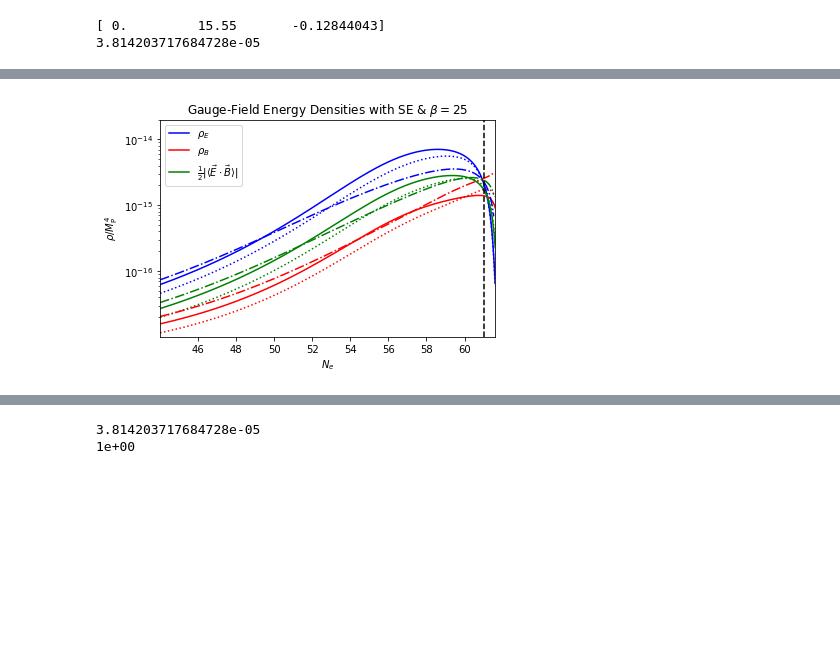
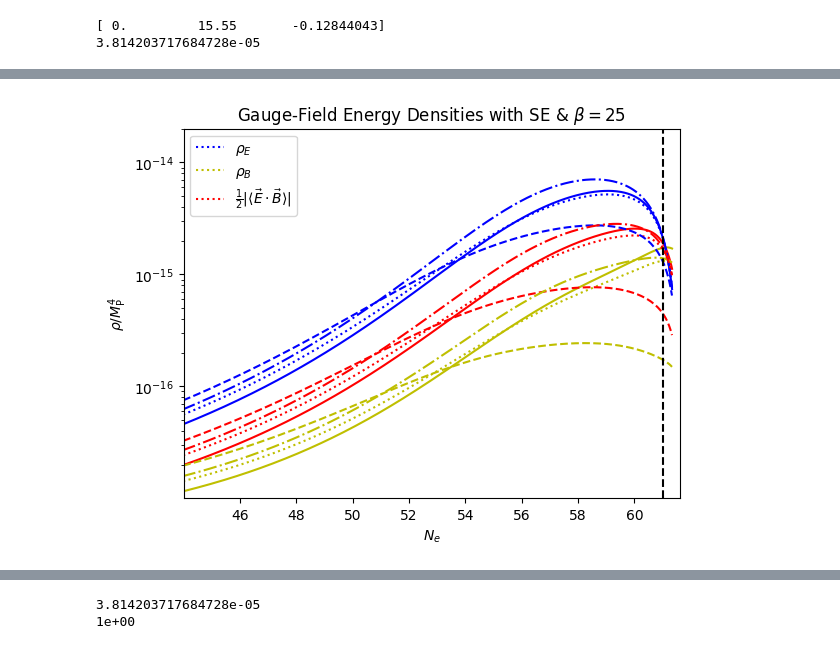
Before and after one commit to richard-von-eckardstein/GEFF, a Jupyter notebook: GradientExpansionCode_Dimless.ipynb, the cells around one changed output, grey strips where cells are left out. Drawn from its saved outputs; the diff is of its cells as text; code cells hidden in the pictures; blank space fills up the shorter version.

```diff
--- a/GradientExpansionCode_Dimless.ipynb
+++ b/GradientExpansionCode_Dimless.ipynb
@@ -951,7 +1056,7 @@ print(H**4)
 omega = H
 
 f = Mpl
-ntr = 116
+ntr = 56
 yini = np.zeros(ntr*3+6)
 yini[0] = 0.
 yini[1] = phi0/f
@@ -1064,8 +1361,10 @@ mag
 # %%
-N1, a1, phi1, dphidt1, kh1, delta1, rhoChi1, E1, B1, G1, V1, H1, xi1, sigma1 = GetPhysQuantities(
-    solA, beta, omega, 1., SE="elc", units=True)
+N1, a1, phi1, dphidt1, kh1, delta1, rhoChi1, E1, B1, G1, V1, H1, xi1, sigmaE1, sigmaB1 = GetPhysQuantities(
+    solA, beta, omega, 1., SE=-1., units=True)
 N2, a2, phi2, dphidt2, kh2, delta2, rhoChi2, E2, B2, G2, V2, H2, xi2, sigmaE2, sigmaB2 = GetPhysQuantities(
-    solC, beta, omega, 1., SE="mix", units=True)
-N3, a3, phi3, dphidt3, kh3, rhoChi3, E3, B3, G3, V3, H3, xi3, sigma3 = GetPhysQuantities(
-    solB, beta, omega, 1., SE="mag", units=True)
+    solD, beta, omega, 1., SE=0.,  units=True)
+N3, a3, phi3, dphidt3, kh3, delta3, rhoChi3, E3, B3, G3, V3, H3, xi3, sigmaE3, sigmaB3  = GetPhysQuantities(
+    solB, beta, omega, 1., SE=1.,  units=True)
+N4, a4, phi4, dphidt4, kh4, delta4, rhoChi4, E4, B4, G4, V4, H4, xi4, sigmaE4, sigmaB4  = GetPhysQuantities(
+    solC, beta, omega, 1., SE="mix",  units=True)
 # %% [output]
@@ -1192,20 +1461,29 @@ rhoG3 = 0.5*abs(G3)
 
 rhotot3 = rhoE3 + rhoB3 + rhoChi3 + 0.5*dphidt3**2 + potential(phi3)
 
+rhoE4 = 0.5*E4
+rhoB4 = 0.5*B4
+rhoG4 = 0.5*abs(G4)
+
+rhotot4 = rhoE4 + rhoB4 + rhoChi4 + 0.5*dphidt4**2 + potential(phi4)
+
 xticks = np.arange(46, 61, 2)
 xticksmin = np.arange(45, 62, 2)
 yticks = 10**(-1.*np.arange(14, 17))
 
 plt.title("Gauge-Field Energy Densities with SE & " +  r"$\beta=25$")
-plt.plot(N1, rhoE1, "b:")
-plt.plot(N1, rhoB1, "r:")
-plt.plot(N1, rhoG1, "g:")
-plt.plot(N2, rhoE2, "b", label=r"$\rho_E$")
-plt.plot(N2, rhoB2, "r", label=r"$\rho_B$")
-plt.plot(N2, rhoG2, "g", label=r"$\frac{1}{2}|\langle\vec{E}\cdot\vec{B}\rangle|$")
-plt.plot(N3, rhoE3, "b-.")
-plt.plot(N3, rhoB3, "r-.")
-plt.plot(N3, rhoG3, "g-.")
+plt.plot(N1, rhoE1, "b-")
+plt.plot(N1, rhoB1, "y-")
+plt.plot(N1, rhoG1, "r-")
+plt.plot(N2, rhoE2, "b:", label=r"$\rho_E$")
+plt.plot(N2, rhoB2, "y:", label=r"$\rho_B$")
+plt.plot(N2, rhoG2, "r:", label=r"$\frac{1}{2}|\langle\vec{E}\cdot\vec{B}\rangle|$")
+plt.plot(N3, rhoE3, "b--")
+plt.plot(N3, rhoB3, "y--")
+plt.plot(N3, rhoG3, "r--")
+plt.plot(N4, rhoE4, "b-.")
+plt.plot(N4, rhoB4, "y-.")
+plt.plot(N4, rhoG4, "r-.")
 plt.vlines(Nend1, 1e-17, 2e-14, "k", "dashed")
 #plt.vlines(Nend2, 1e-17, 2e-14, "k")
 plt.legend(loc=0)
@@ -1218,7 +1496,7 @@ plt.xlim(44, 61.6)
 plt.xticks(xticks)
 #plt.xticks(xticksmin, minor=True)
 plt.yticks(yticks)
-#plt.savefig("SE_Beta25_GaugeFields_RegVSImpr.pdf")
+#plt.savefig("SE_Beta25_GaugeFields_Mag-elc-mixed_full.pdf")
 plt.show()
 
 
@@ -1226,49 +1504,54 @@ xticks = np.arange(46, 61, 2)
 yticks = 10**(-1.*np.arange(10, 18, 2))
 yticksmin = 10**(-1.*np.arange(9, 19, 2))
 
 plt.title("Energy Densities with SE & " +  r"$\beta=25$")
-plt.plot(N1, rhoE1, "b:")
-plt.plot(N1, rhoB1, "r:")
-plt.plot(N2, rhoE2, "b", label=r"$\rho_E$")
-plt.plot(N2, rhoB2, "r", label=r"$\rho_B$")
-plt.plot(N3, rhoE3, "b-.")
-plt.plot(N3, rhoB3, "r-.")
-plt.plot(N1, rhoChi1, "g:")
-plt.plot(N2, rhoChi2, "g", label=r"$\rho_\chi$")
-plt.plot(N3, rhoChi3, "g-.")
-plt.plot(N1, rhotot1, "m:")
-plt.plot(N2, rhotot2, "m", label=r"$\rho_{\mathrm{tot}}$")
-plt.plot(N3, rhotot3, "m-.")
+plt.plot(N1, rhoE1, "b-")
+plt.plot(N1, rhoB1, "y-")
+plt.plot(N2, rhoE2, "b:", label=r"$\rho_E$")
+plt.plot(N2, rhoB2, "y:", label=r"$\rho_B$")
+plt.plot(N3, rhoE3, "b--")
+plt.plot(N3, rhoB3, "y--")
+plt.plot(N4, rhoE4, "b-.")
+plt.plot(N4, rhoB4, "y-.")
+plt.plot(N1, rhoChi1, "r-")
+plt.plot(N2, rhoChi2, "r:", label=r"$\rho_\chi$")
+plt.plot(N3, rhoChi3, "r--")
+plt.plot(N4, rhoChi4, "r-.")
+plt.plot(N1, rhotot1, "g-")
+plt.plot(N2, rhotot2, "g:", label=r"$\rho_{\mathrm{tot}}$")
+plt.plot(N3, rhotot3, "g--")
+plt.plot(N4, rhotot4, "g-.")
 plt.vlines(Nend1, 0.5e-17, 2e-9, "k", "dashed")
 #plt.vlines(Nend2, 0.5e-17, 2e-9, "k")
 plt.legend(loc=0)
 plt.yscale("log")
 plt.ylabel(r"$\rho/M_\mathrm{P}^4$")
 plt.xlabel(r"$N_e$")
 #plt.vlines(61., 1e-20, 1e-8, "k")
 plt.ylim(0.5e-17, 2e-9)
 plt.xlim(44., 61.6)
 plt.xticks(xticks)
 #plt.xticks(xticksmin, minor=True)
 plt.yticks(yticks)
 #plt.yticks(yticksmin, labels=None, minor=True)
-#plt.savefig("SE_Beta25_EnergyDensities_RegVSImpr.pdf")
+#plt.savefig("SE_Beta25_EnergyDensities_Mag-elc-mixed_full.pdf")
 plt.show()
 
 plt.title("Relative Angle between " + r"$\vec{E}$ and $\vec{B}$ for $\beta=25$")
 yticks = 0.01*np.arange(90, 105, 5)
 yticksmin = 0.01*np.arange(86, 101, 1)
-plt.plot(N1, (rhoG1)/np.sqrt(rhoE1*rhoB1), "k:")
-#plt.plot(N2, (rhoG2)/np.sqrt(rhoE2*rhoB2), "k")
-plt.plot(N3, (rhoG3)/np.sqrt(rhoE3*rhoB3), "k-.")
+plt.plot(N1, (rhoG1)/np.sqrt(rhoE1*rhoB1), "k-")
+plt.plot(N2, (rhoG2)/np.sqrt(rhoE2*rhoB2), "k:")
+plt.plot(N3, (rhoG3)/np.sqrt(rhoE3*rhoB3), "k--")
+plt.plot(N4, (rhoG4)/np.sqrt(rhoE4*rhoB4), "k-.")
 plt.ylim(0.855, 1.005)
-plt.xlim(44., 61.6)
+plt.xlim(44. 61.6)
 plt.xticks(xticks)
 plt.yticks(yticks)
 #plt.yticks(yticksmin, labels=None, minor=True)
 plt.ylabel(r"$\cos \theta$")
 plt.xlabel(r"$N_e$")
-#plt.savefig("SE_Beta25_Angle_RegVSImpr.pdf")
+#plt.savefig("SE_Beta25_Angle_Mag-elc-mixed_full.pdf")
 plt.show()
 # %% [output]
-[figure, old version]
+[figure, new version]
```
Also changed, not shown: parts of 21 cells of this notebook, 1 other file.
